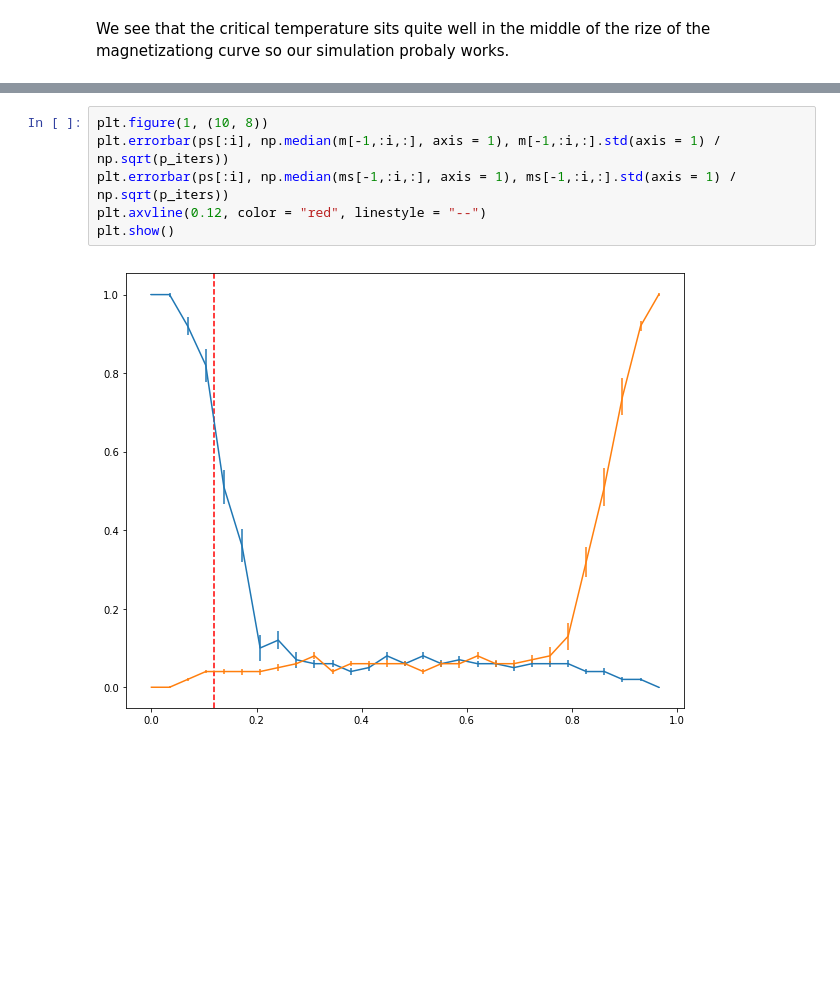
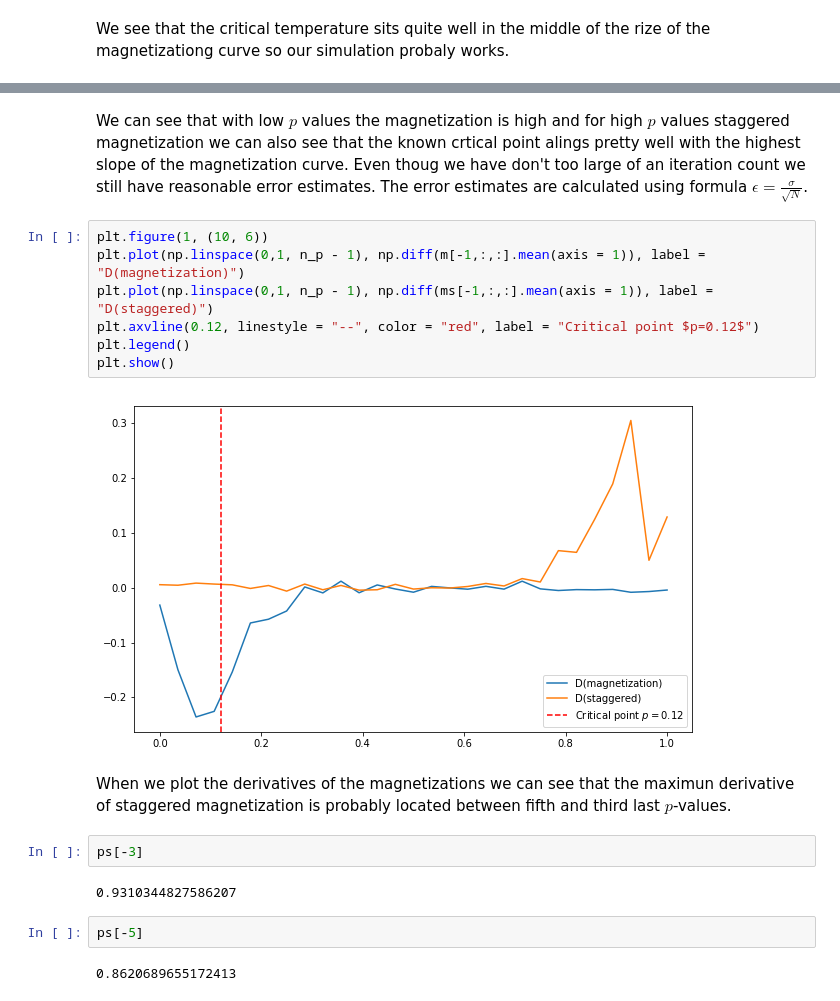
Before and after one commit to ari-viitala/CompPhys, a Jupyter notebook: Viikko4/Viikko4.ipynb, the cells around one changed output, grey strips where cells are left out. Cells and saved outputs as stored; diff of their text form; blank space fills up the shorter version.

```diff
--- a/Viikko4/Viikko4.ipynb
+++ b/Viikko4/Viikko4.ipynb
@@ -281,8 +278,21 @@ plt.axvline(0.12, color = "red", linestyle = "--")
-# %%
-plt.figure(1, (10, 8))
-plt.errorbar(ps[:i], np.median(m[-1,:i,:], axis = 1), m[-1,:i,:].std(axis = 1) / np.sqrt(p_iters))
-plt.errorbar(ps[:i], np.median(ms[-1,:i,:], axis = 1), ms[-1,:i,:].std(axis = 1) / np.sqrt(p_iters))
-plt.axvline(0.12, color = "red", linestyle = "--")
-plt.show()
-# %% [output]
-[figure, removed]
+# %% [markdown]
+We can see that with low $p$ values the magnetization is high and for high $p$ values staggered magnetization we can also see that the known crtical point alings pretty well with the highest slope of the magnetization curve. Even thoug we have don't too large of an iteration count we still have reasonable error estimates. The error estimates are calculated using formula $\epsilon = \frac{\sigma}{\sqrt{N}}$.
+# %%
+plt.figure(1, (10, 6))
+plt.plot(np.linspace(0,1, n_p - 1), np.diff(m[-1,:,:].mean(axis = 1)), label = "D(magnetization)")
+plt.plot(np.linspace(0,1, n_p - 1), np.diff(ms[-1,:,:].mean(axis = 1)), label = "D(staggered)")
+plt.axvline(0.12, linestyle = "--", color = "red", label = "Critical point $p=0.12$")
+plt.legend()
+plt.show()
+# %% [output]
+[figure, added]
+# %% [markdown]
+When we plot the derivatives of the magnetizations we can see that the maximun derivative of staggered magnetization is probably located between fifth and third last $p$-values.
+# %%
+ps[-3]
+# %% [output]
+0.9310344827586207
+# %%
+ps[-5]
+# %% [output]
+0.8620689655172413
```
Also changed, not shown: parts of 6 cells of this notebook, 1 other file.
